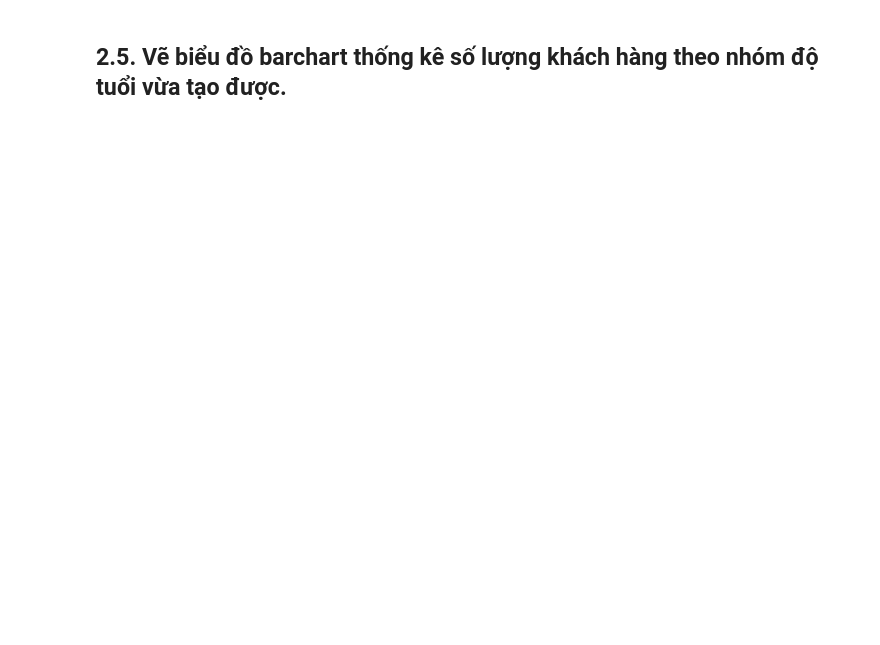
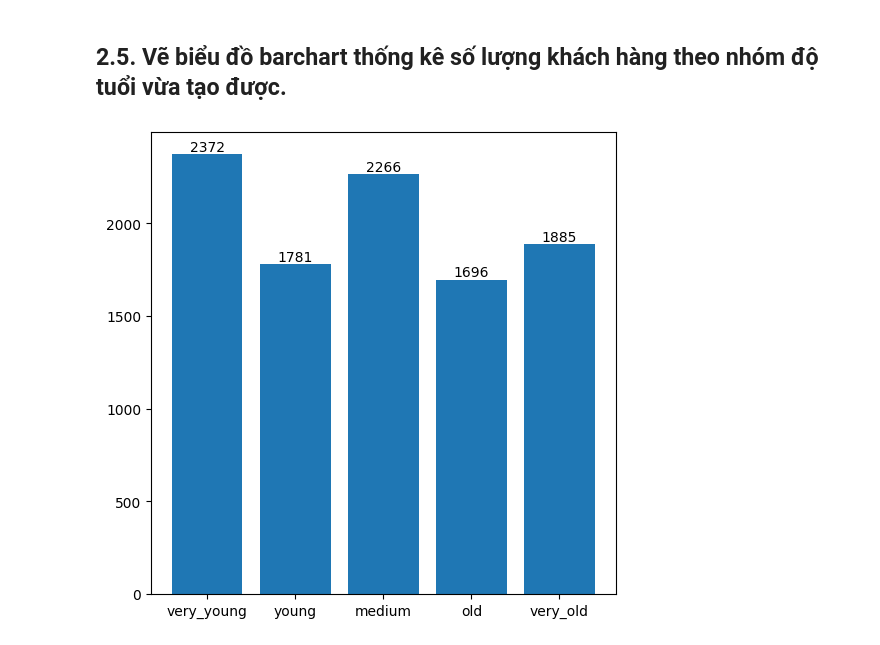
Before and after one commit to DucTrung1802/DS, a Jupyter notebook: GoogleClassroom/7_KHDL_K6_Pandas.ipynb, the cells around one changed output. Cells and saved outputs as stored; diff of their text form; code cells hidden in the pictures; blank space fills up the shorter version.

```diff
--- a/GoogleClassroom/7_KHDL_K6_Pandas.ipynb
+++ b/GoogleClassroom/7_KHDL_K6_Pandas.ipynb
@@ -5,5 +5,5 @@ import pandas as pd
 ## 1.1 Đọc bộ dữ liệu: Womens Clothing E-Commerce Reviews.csv (chọn cột index là cột đầu tiên, đổi các dấu cách ' ' trong tên mỗi cột thành dấu '_')
 # %%
 # 1.1.
-df = pd.read_csv("Womens Clothing E-Commerce Reviews.csv")
+df1 = pd.read_csv("Womens Clothing E-Commerce Reviews.csv")
 # %%
@@ -93,0 +134,5 @@ Sắp xếp theo thứ tự giảm dần của Bad rating, nếu có 2 Bad ratin
+# %%
+# 2.1.
+df2 = pd.read_csv("Churn_modeling.txt")
+df2.set_index(df.columns[0], inplace=True)
+df2.head()
@@ -105,0 +175,8 @@ Sắp xếp theo thứ tự giảm dần của Bad rating, nếu có 2 Bad ratin
+# %%
+# 2.4.
+labels = ["very_young", "young", "medium", "old", "very_old"]
+age_groups = pd.qcut(df2["Age"], 5, labels=labels)
+df2["Age_Group"] = age_groups
+# %%
+age_group_df = df2.groupby("Age_Group", observed=False)["RowNumber"].count()
+age_group_df
@@ -109,0 +193,11 @@ Sắp xếp theo thứ tự giảm dần của Bad rating, nếu có 2 Bad ratin
+# %%
+# 2.5.
+import matplotlib.pyplot as plt
+plt.figure(figsize=(6, 6))
+bars = plt.bar(labels, age_group_df)
+
+for bar in bars:
+    yval = bar.get_height()
+    plt.text(bar.get_x() + bar.get_width()/2, yval, round(yval, 2), va='bottom', ha='center')
+# %% [output]
+[figure, added]
```
Also changed, not shown: parts of 19 cells of this notebook.
